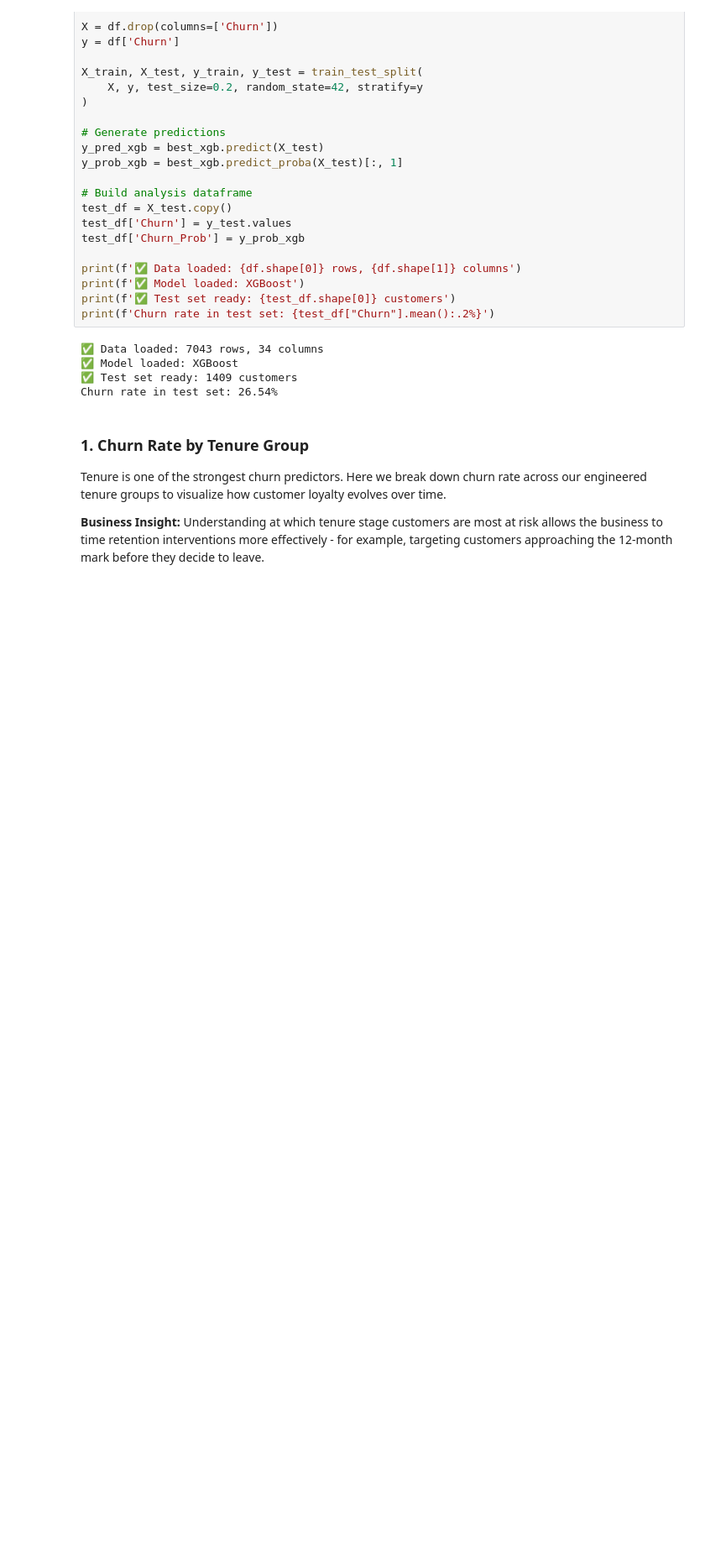
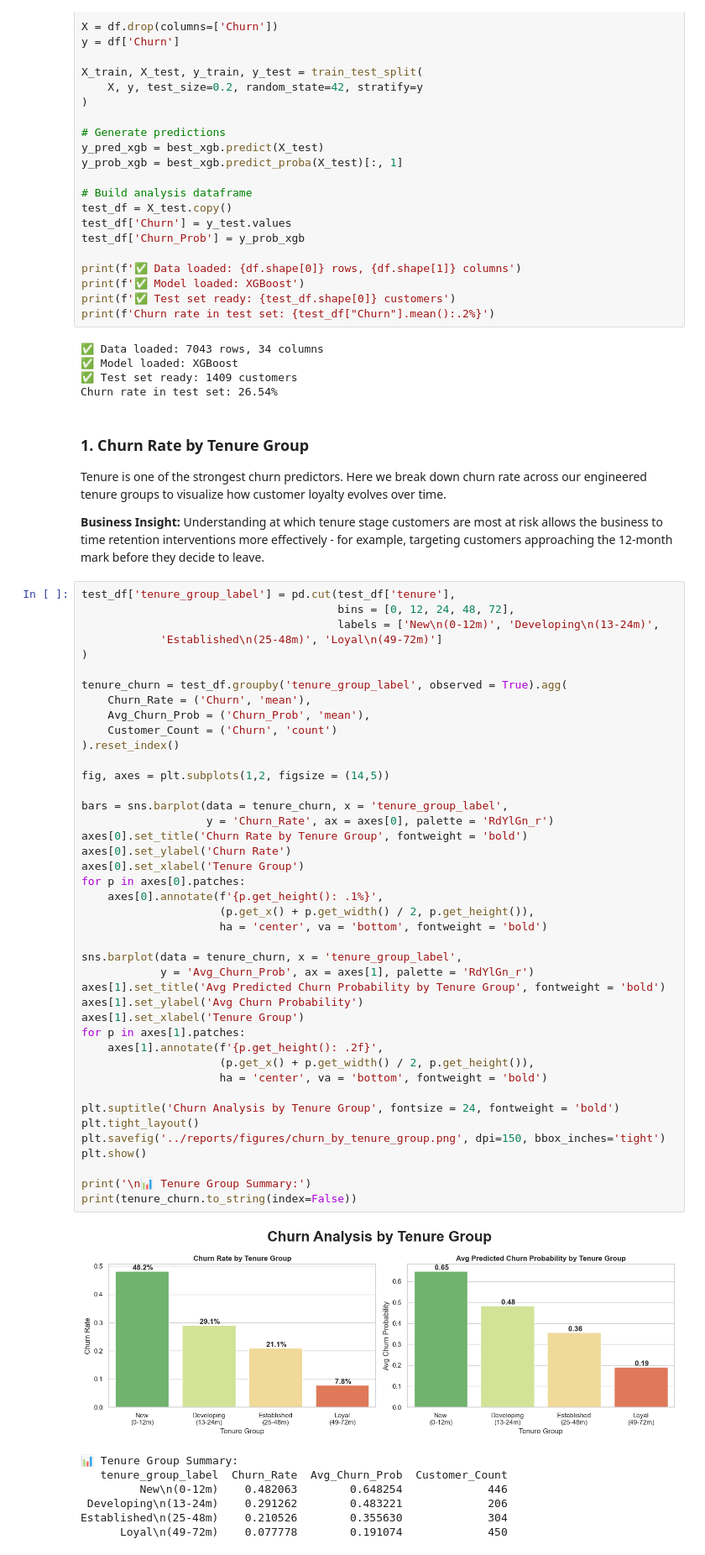
Before and after one commit to chldbng/customer-churn-predictor, a Jupyter notebook: notebooks/04_Business_Insights.ipynb, the cells around one changed output. Shown at 84% size. Saved outputs shown, nothing was run; the diff lists cells and outputs as text; blank space fills up the shorter version.

```diff
--- a/notebooks/04_Business_Insights.ipynb
+++ b/notebooks/04_Business_Insights.ipynb
@@ -65,3 +82,53 @@ Churn rate in test set: 26.54%
 Tenure is one of the strongest churn predictors. Here we break down churn rate across our engineered tenure groups to visualize how customer loyalty evolves over time.
 
 **Business Insight:** Understanding at which tenure stage customers are most at risk allows the business to time retention interventions more effectively - for example, targeting customers approaching the 12-month mark before they decide to leave.
+# %%
+test_df['tenure_group_label'] = pd.cut(test_df['tenure'],
+                                       bins = [0, 12, 24, 48, 72],
+                                       labels = ['New\n(0-12m)', 'Developing\n(13-24m)',
+            'Established\n(25-48m)', 'Loyal\n(49-72m)']
+)
+
+tenure_churn = test_df.groupby('tenure_group_label', observed = True).agg(
+    Churn_Rate = ('Churn', 'mean'),
+    Avg_Churn_Prob = ('Churn_Prob', 'mean'),
+    Customer_Count = ('Churn', 'count')
+).reset_index()
+
+fig, axes = plt.subplots(1,2, figsize = (14,5))
+
+bars = sns.barplot(data = tenure_churn, x = 'tenure_group_label',
+                   y = 'Churn_Rate', ax = axes[0], palette = 'RdYlGn_r')
+axes[0].set_title('Churn Rate by Tenure Group', fontweight = 'bold')
+axes[0].set_ylabel('Churn Rate')
+axes[0].set_xlabel('Tenure Group')
+for p in axes[0].patches:
+    axes[0].annotate(f'{p.get_height(): .1%}',
+                     (p.get_x() + p.get_width() / 2, p.get_height()),
+                     ha = 'center', va = 'bottom', fontweight = 'bold')
+
+sns.barplot(data = tenure_churn, x = 'tenure_group_label',
+            y = 'Avg_Churn_Prob', ax = axes[1], palette = 'RdYlGn_r')
+axes[1].set_title('Avg Predicted Churn Probability by Tenure Group', fontweight = 'bold')
+axes[1].set_ylabel('Avg Churn Probability')
+axes[1].set_xlabel('Tenure Group')
+for p in axes[1].patches:
+    axes[1].annotate(f'{p.get_height(): .2f}',
+                     (p.get_x() + p.get_width() / 2, p.get_height()),
+                     ha = 'center', va = 'bottom', fontweight = 'bold')
+
+plt.suptitle('Churn Analysis by Tenure Group', fontsize = 24, fontweight = 'bold')
+plt.tight_layout()
+plt.savefig('../reports/figures/churn_by_tenure_group.png', dpi=150, bbox_inches='tight')
+plt.show()
+
+print('\n📊 Tenure Group Summary:')
+print(tenure_churn.to_string(index=False))
+# %% [output]
+[figure, added]
+📊 Tenure Group Summary:
+   tenure_group_label  Churn_Rate  Avg_Churn_Prob  Customer_Count
+         New\n(0-12m)    0.482063        0.648254             446
+ Developing\n(13-24m)    0.291262        0.483221             206
+Established\n(25-48m)    0.210526        0.355630             304
+      Loyal\n(49-72m)    0.077778        0.191074             450
```
Also changed, not shown: parts of 13 cells of this notebook, 5 other files.
